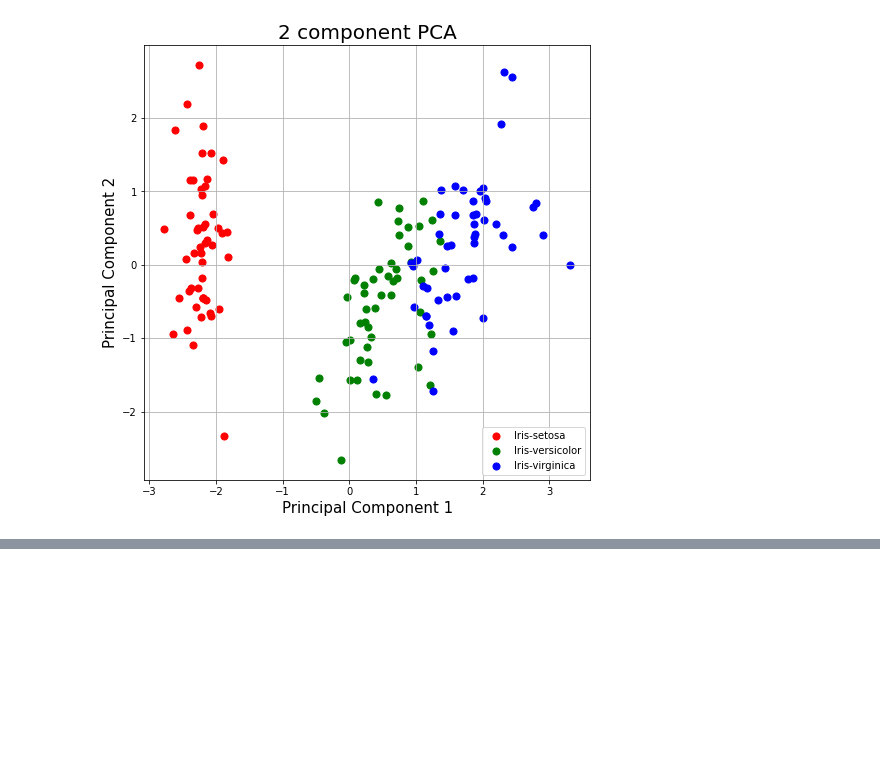
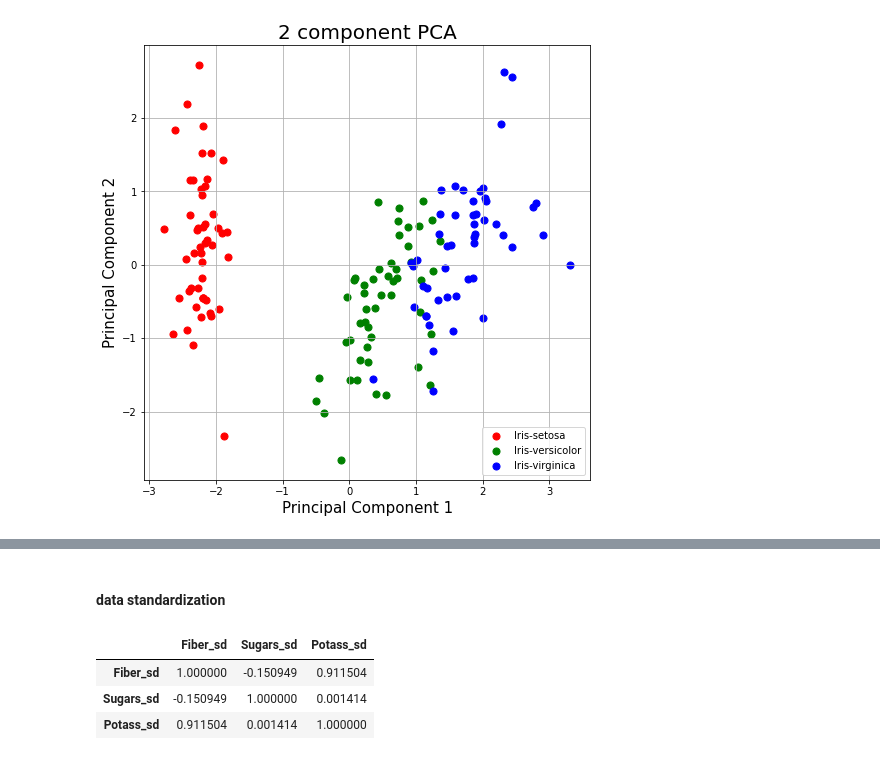
Before and after one commit to seaaaaany/Na-ve_Bayes_Classification_and_Clustering, a Jupyter notebook: PCA_IRIS.ipynb, the cells around one changed output, grey strips where cells are left out. Cells and saved outputs as stored; diff of their text form; code cells hidden in the pictures; blank space fills up the shorter version.

```diff
--- a/PCA_IRIS.ipynb
+++ b/PCA_IRIS.ipynb
@@ -118,0 +151,16 @@ ax.grid()
+# %% [markdown]
+#### data standardization
+# %%
+# Standardizing the features
+predictors = ['Fiber', 'Sugars', 'Potass']
+for predictor in predictors:
+  cereal[predictor + '_sd'] = StandardScaler().fit_transform(cereal[[predictor]])
+
+# Correlation Table
+sd_predictors = ['Fiber_sd', 'Sugars_sd', 'Potass_sd']
+cereal[sd_predictors].corr()
+# %% [output]
+|  | Fiber_sd | Sugars_sd | Potass_sd |
+| Fiber_sd | 1.000000 | -0.150949 | 0.911504 |
+| Sugars_sd | -0.150949 | 1.000000 | 0.001414 |
+| Potass_sd | 0.911504 | 0.001414 | 1.000000 |
```
Also changed, not shown: parts of 18 cells of this notebook.
